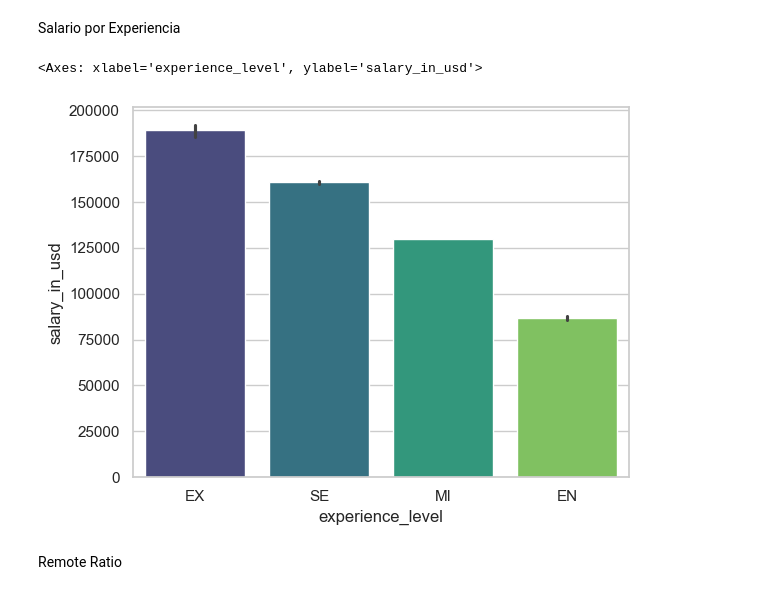
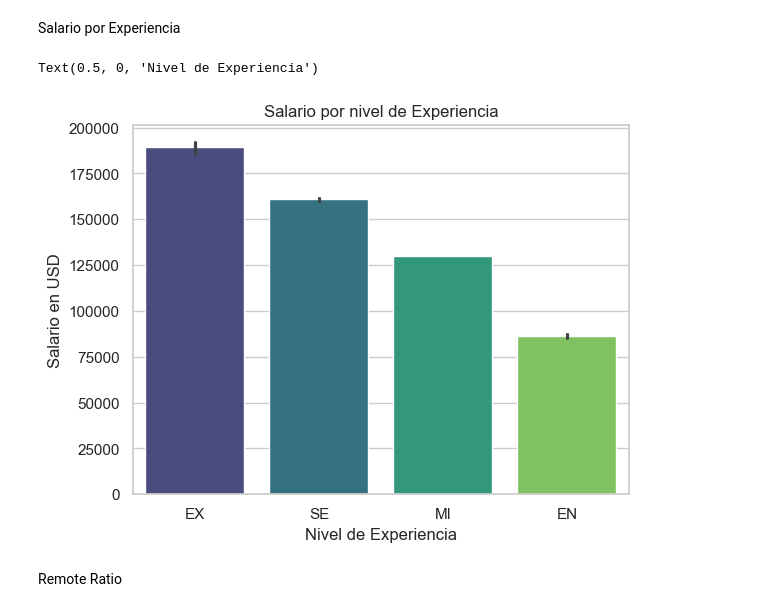
Before and after one commit to HainZukk/salary_it_analysis, a Jupyter notebook: notebooks/visualization.ipynb, the cells around one changed output. Cells and saved outputs as stored; diff of their text form; code cells hidden in the pictures.

```diff
--- a/notebooks/visualization.ipynb
+++ b/notebooks/visualization.ipynb
@@ -108,16 +108,20 @@ Salario por Experiencia
 # %%
 sns.barplot(
     data = df,
     x="experience_level",
     y = "salary_in_usd",
     estimator="median",
     palette="viridis",
     hue="experience_level",
     legend=False
 )
+
+plt.title("Salario por nivel de Experiencia")
+plt.ylabel("Salario en USD")
+plt.xlabel("Nivel de Experiencia")
 # %% [output]
-<Axes: xlabel='experience_level', ylabel='salary_in_usd'>
+Text(0.5, 0, 'Nivel de Experiencia')
-[figure, old version]
+[figure, new version]
 # %% [markdown]
 Remote Ratio
 # %%
```
